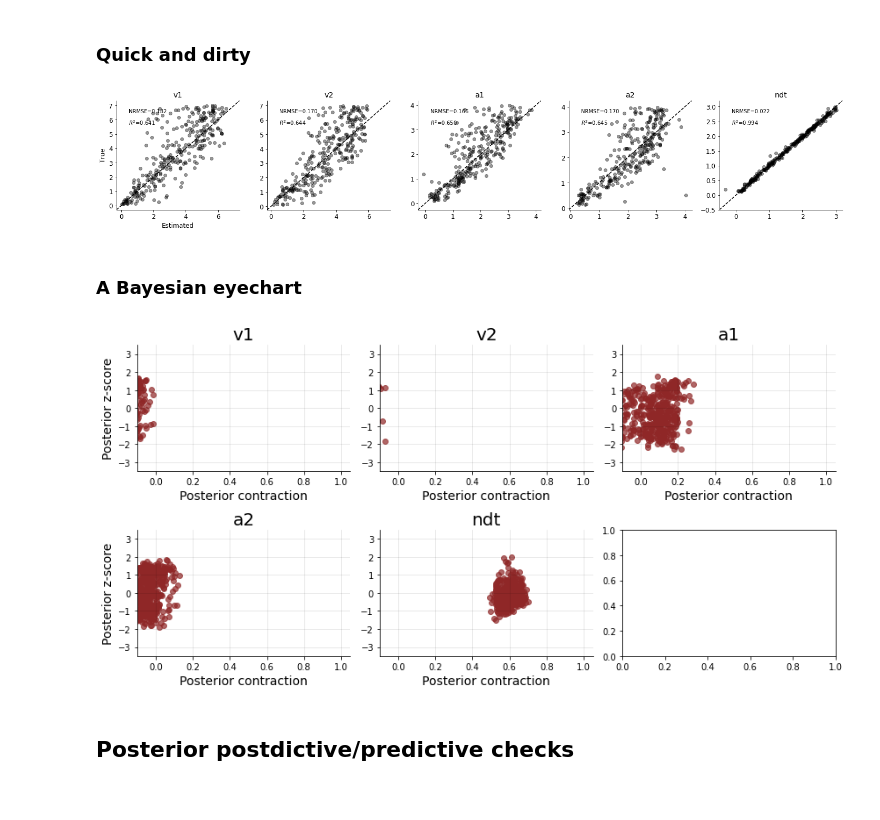
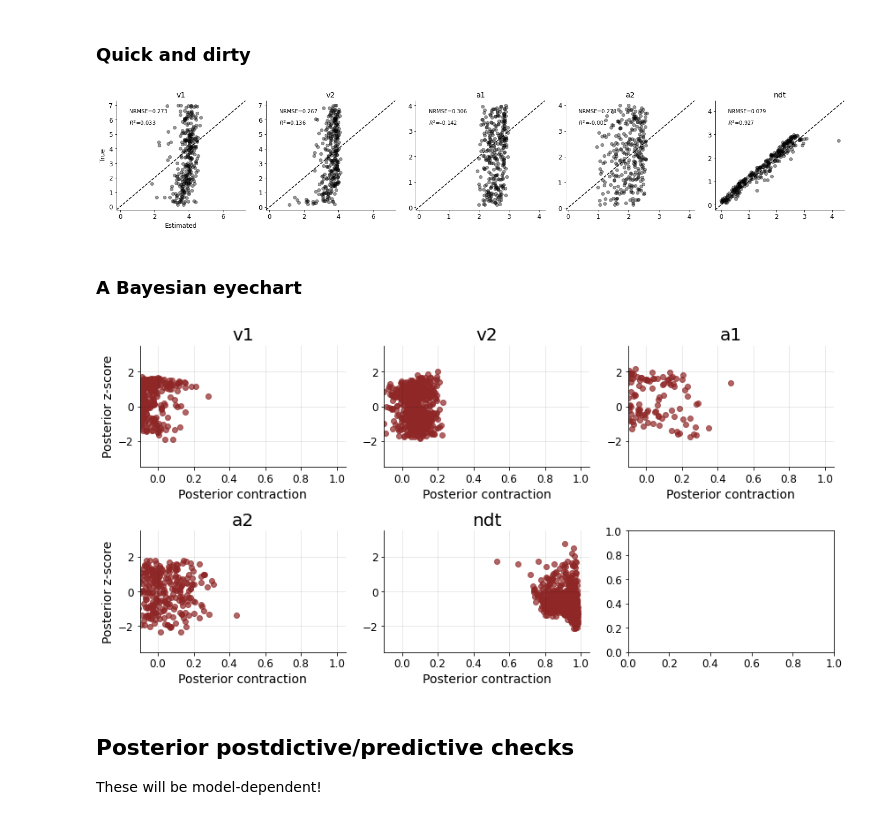
Before and after one commit to stefanradev93/BayesFlow, a Jupyter notebook: docs/source/tutorial_notebooks/Parameter_Estimation_Workflow.ipynb, the cells around one changed output. Cells and saved outputs as stored; diff of their text form; code cells hidden in the pictures.

```diff
--- a/docs/source/tutorial_notebooks/Parameter_Estimation_Workflow.ipynb
+++ b/docs/source/tutorial_notebooks/Parameter_Estimation_Workflow.ipynb
@@ -277,12 +273,12 @@ f = plot_sbc(param_samples, params_sbc, param_names=['v1', 'v2', 'a1', 'a2', 'nd
 # %%
 # Validate (quick and dirty)
 true_params = prior(300)
-x = batch_simulator(true_params).astype(np.float32)
+x = batch_simulator(true_params, n_obs).astype(np.float32)
 param_samples = amortizer.sample(x, n_samples=1000)
-param_means = param_samples.mean(axis=0)
-true_vs_estimated(true_params, param_means, ['v1', 'v2', 'a1', 'a2','ndt'])
+param_means = param_samples.mean(axis=1)
+f = true_vs_estimated(true_params, param_means, ['v1', 'v2', 'a1', 'a2','ndt'])
 # %% [output]
-[figure, old version]
+[figure, new version]
 # %% [markdown]
 ### A Bayesian eyechart
 # %%
@@ -291,16 +287,16 @@ param_names = ['v1', 'v2', 'a1', 'a2','ndt']
 n_sim_s = 500
 n_samples_posterior = 1000
 true_params = prior(n_sim_s)
-x = batch_simulator(true_params)
+x = batch_simulator(true_params, n_obs)
 
 # Sample from posterior
 param_samples = amortizer.sample(x, n_samples_posterior)
 
 ### Posterior z-score
 # Compute posterior means and stds
-post_means = param_samples.mean(0)
-post_stds = param_samples.std(0)
-post_vars = param_samples.var(0)
+post_means = param_samples.mean(1)
+post_stds = param_samples.std(1)
+post_vars = param_samples.var(1)
 
 # Compute posterior z score
 post_z_score = (post_means - true_params) / post_stds
@@ -329,6 +325,7 @@ for i, (p, ax) in enumerate(zip(param_names, axarr.flat)):
         ax.set_ylabel('Posterior z-score', fontsize=14)
 f.tight_layout()
 # %% [output]
-[figure, old version]
+[figure, new version]
 # %% [markdown]
 ## Posterior postdictive/predictive checks
+These will be model-dependent!
```
Also changed, not shown: parts of 16 cells of this notebook.
